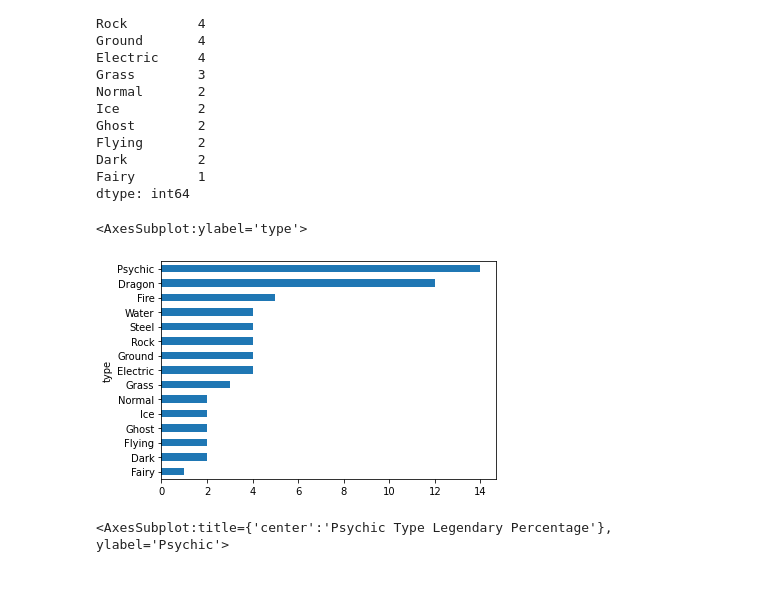
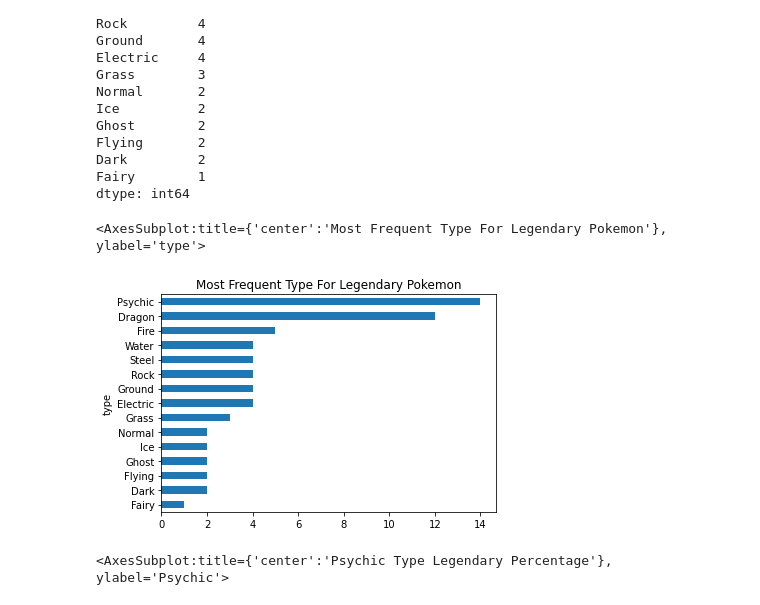
Before and after one commit to Penzragon/h8dsft_P0W1, a Jupyter notebook: script.ipynb, the cells around one changed output. Drawn from its saved outputs; the diff is of its cells as text; code cells hidden in the pictures.

Commit message:
Add barplot title

```diff
--- a/script.ipynb
+++ b/script.ipynb
@@ -279,10 +279,10 @@ Dark         2
 Fairy        1
 dtype: int64
 # %%
-legendary_pokemon.groupby('type').size().sort_values().plot(kind='barh')
+legendary_pokemon.groupby('type').size().sort_values().plot(kind='barh', title='Most Frequent Type For Legendary Pokemon')
 # %% [output]
-<AxesSubplot:ylabel='type'>
+<AxesSubplot:title={'center':'Most Frequent Type For Legendary Pokemon'}, ylabel='type'>
-[figure, old version]
+[figure, new version]
 # %%
 pokemon[pokemon.type == 'Psychic'].groupby('legendary').size().plot(kind='pie', autopct='%.2f', ylabel='Psychic', title='Psychic Type Legendary Percentage')
 # %% [output]
```
